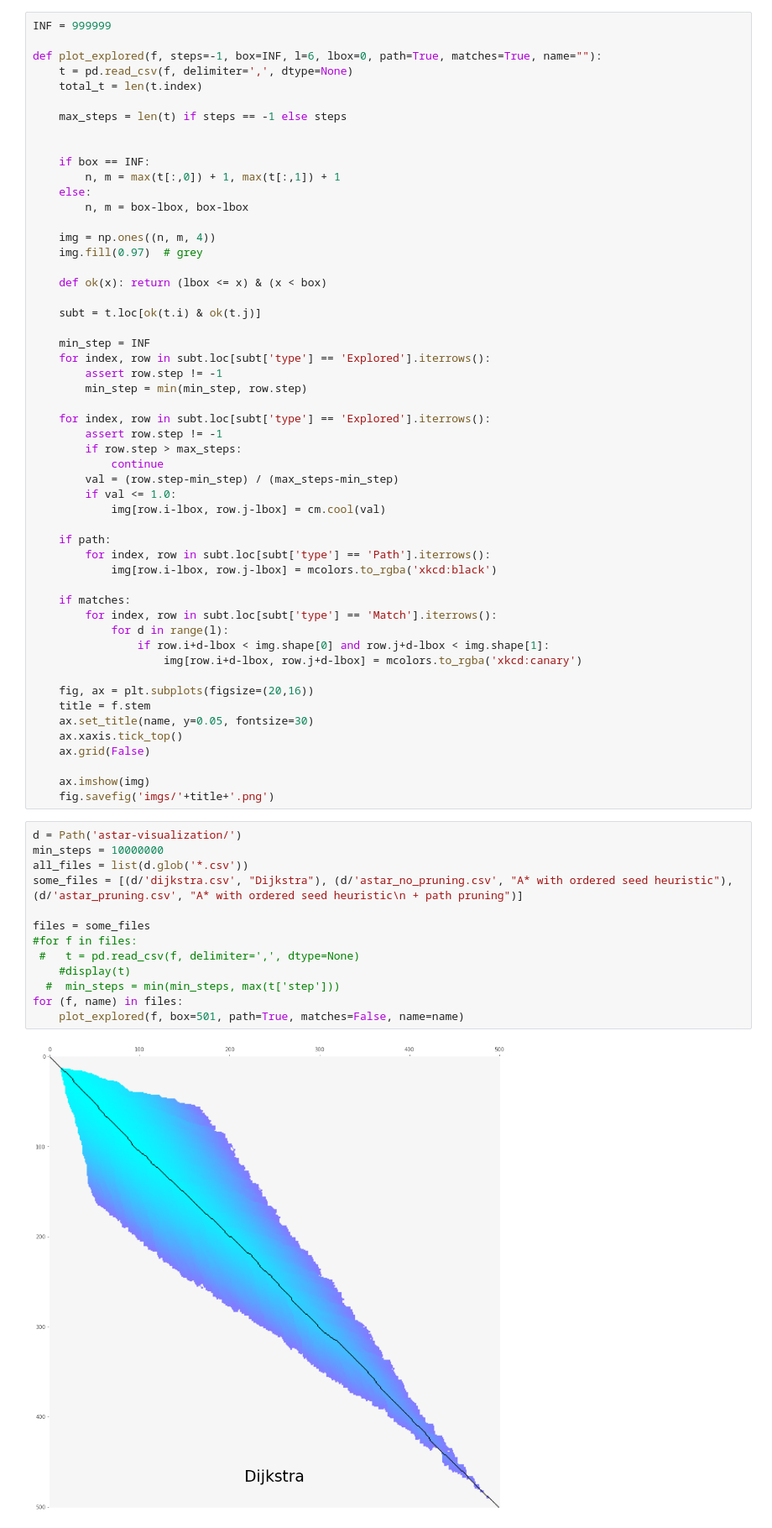
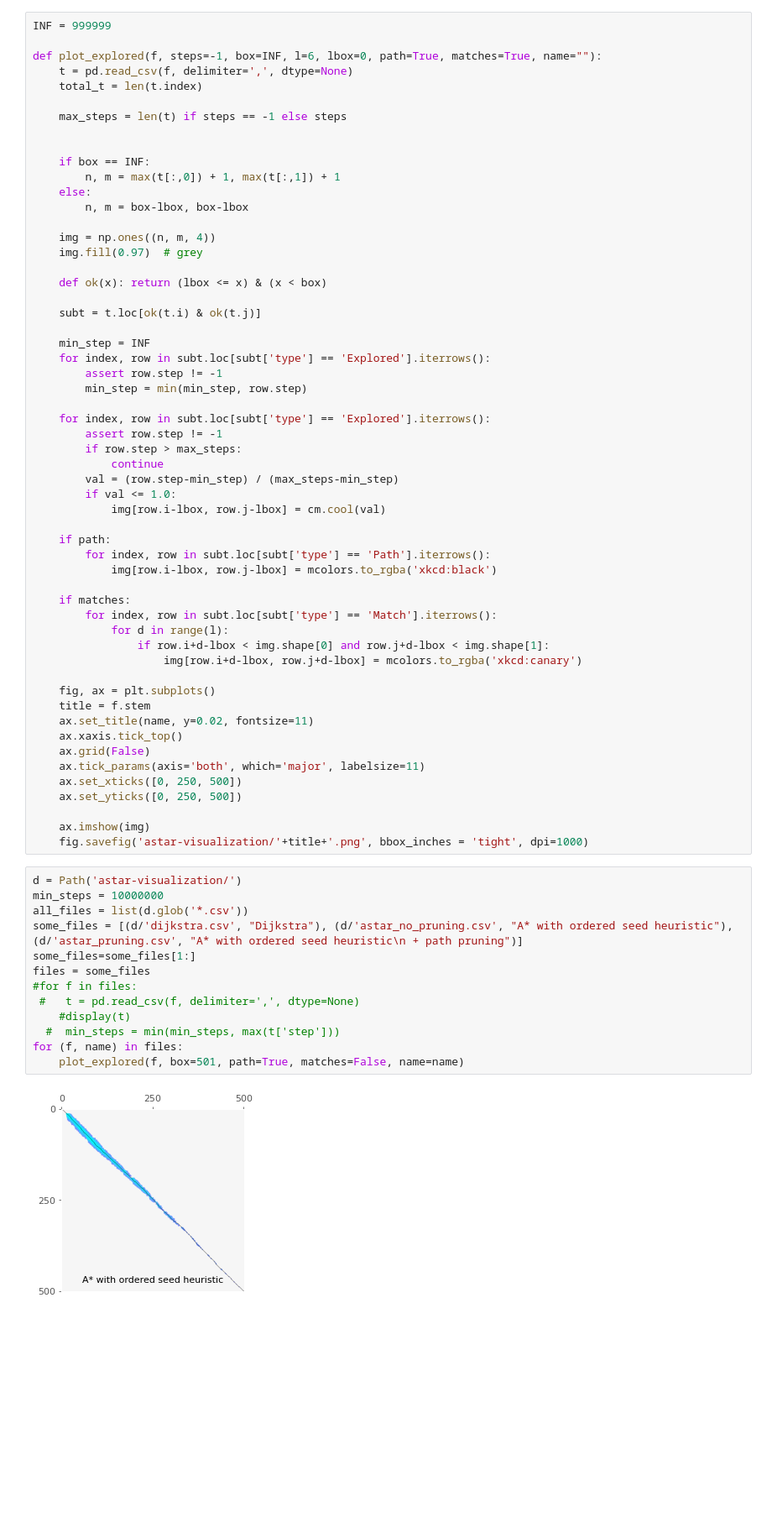
Before and after one commit to RagnarGrootKoerkamp/astar-pairwise-aligner, a Jupyter notebook: evals/visualize-explored.ipynb, the cells around one changed output. Shown at 84% size. Cells and saved outputs as stored; diff of their text form; blank space fills up the shorter version.

Commit message:
update visualizations

```diff
--- a/evals/visualize-explored.ipynb
+++ b/evals/visualize-explored.ipynb
@@ -54,26 +54,29 @@ def plot_explored(f, steps=-1, box=INF, l=6, lbox=0, path=True, matches=True, na
                 if row.i+d-lbox < img.shape[0] and row.j+d-lbox < img.shape[1]:
                     img[row.i+d-lbox, row.j+d-lbox] = mcolors.to_rgba('xkcd:canary')
 
-    fig, ax = plt.subplots(figsize=(20,16))
+    fig, ax = plt.subplots()
     title = f.stem
-    ax.set_title(name, y=0.05, fontsize=30)
+    ax.set_title(name, y=0.02, fontsize=11)
     ax.xaxis.tick_top()
     ax.grid(False)
+    ax.tick_params(axis='both', which='major', labelsize=11)
+    ax.set_xticks([0, 250, 500])
+    ax.set_yticks([0, 250, 500])
 
     ax.imshow(img)
-    fig.savefig('imgs/'+title+'.png')
+    fig.savefig('astar-visualization/'+title+'.png', bbox_inches = 'tight', dpi=1000)
 # %%
 d = Path('astar-visualization/')
 min_steps = 10000000
 all_files = list(d.glob('*.csv'))
 some_files = [(d/'dijkstra.csv', "Dijkstra"), (d/'astar_no_pruning.csv', "A* with ordered seed heuristic"), (d/'astar_pruning.csv', "A* with ordered seed heuristic\n + path pruning")]
-
+some_files=some_files[1:]
 files = some_files
 #for f in files:
  #   t = pd.read_csv(f, delimiter=',', dtype=None)
     #display(t)
   #  min_steps = min(min_steps, max(t['step']))
 for (f, name) in files:
     plot_explored(f, box=501, path=True, matches=False, name=name)
 # %% [output]
-[figure, old version]
+[figure, new version]
```
Also changed, not shown: parts of 1 cell of this notebook, 3 other files.
